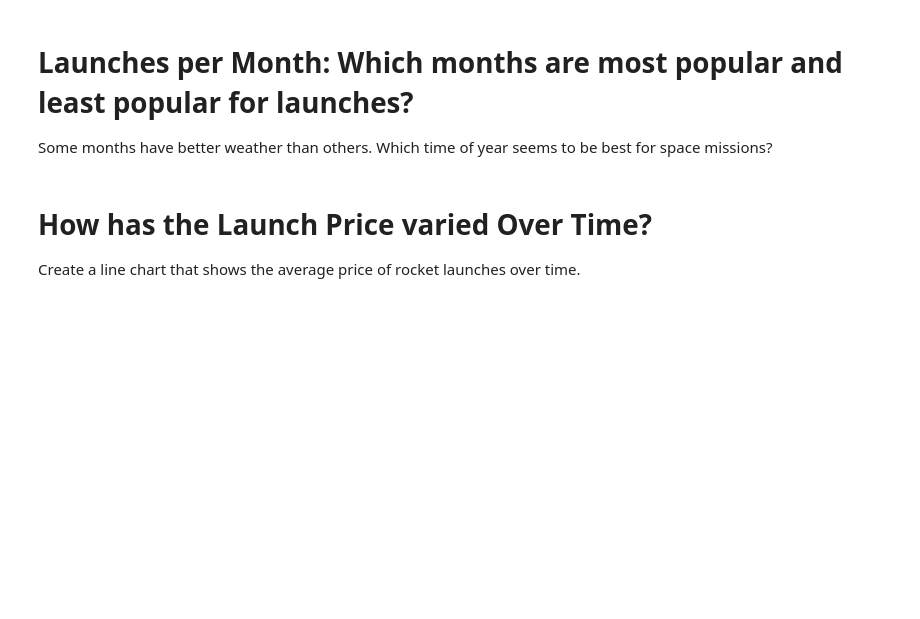
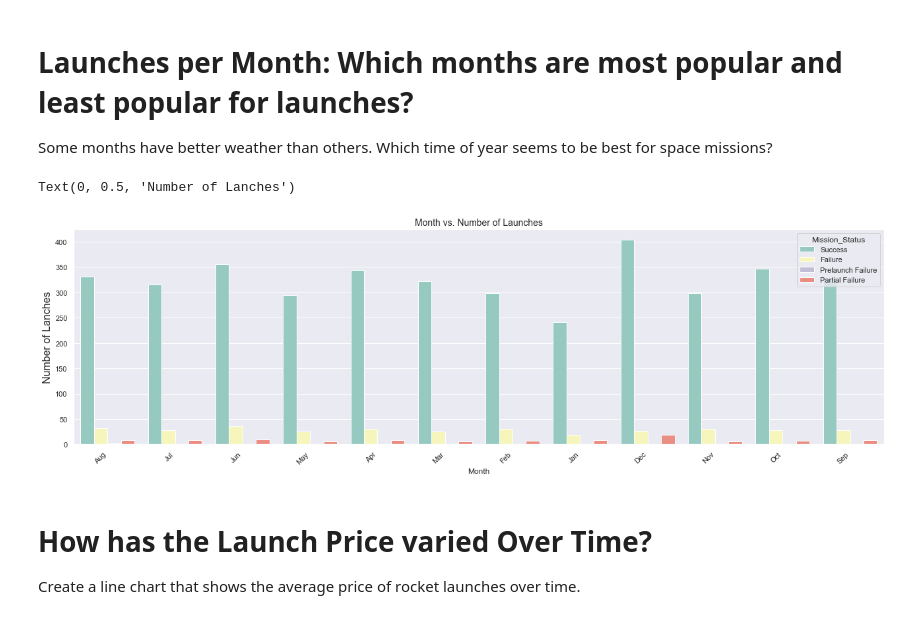
Before and after one commit to TAYLORYINGBHANDARI/100-days-of-code, a Jupyter notebook: Projects/Day98:Project Mars space Visualization Project/Space+Missions+%28start%29/Space_Missions_Analysis_(start).ipynb, the cells around one changed output. Drawn from its saved outputs; the diff is of its cells as text; code cells hidden in the pictures; blank space fills up the shorter version.

```diff
--- a/Projects/Day98:Project Mars space Visualization Project/Space+Missions+%28start%29/Space_Missions_Analysis_(start).ipynb
+++ b/Projects/Day98:Project Mars space Visualization Project/Space+Missions+%28start%29/Space_Missions_Analysis_(start).ipynb
@@ -472,6 +470,16 @@ Text(0, 0.5, 'Number of Lanches')
 # Launches per Month: Which months are most popular and least popular for launches?
 
 Some months have better weather than others. Which time of year seems to be best for space missions?
+# %%
+sns.set(style='darkgrid')
+plt.figure(figsize=(22,6))
+plt.xticks(rotation=45,ha='right')
+ax = sns.countplot(x='Month', data=df_data,hue="Mission_Status",palette="Set3")
+ax.axes.set_title("Month vs. Number of Launches",fontsize=14)
+ax.set_ylabel("Number of Lanches",fontsize=16)
+# %% [output]
+Text(0, 0.5, 'Number of Lanches')
+[figure, added]
 # %% [markdown]
 # How has the Launch Price varied Over Time?
 
```
Also changed, not shown: parts of 12 cells of this notebook, 3 other files.
